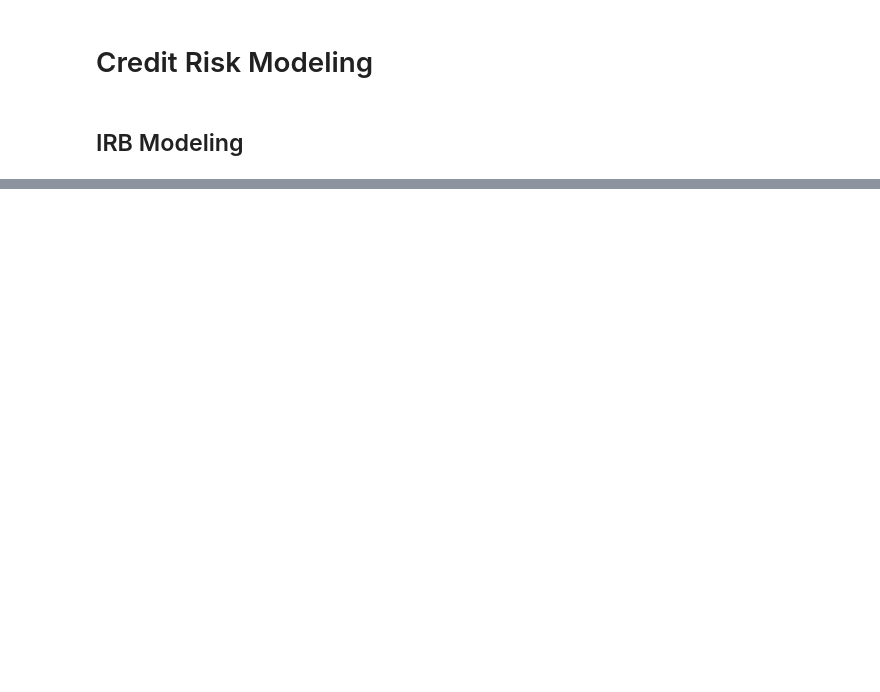
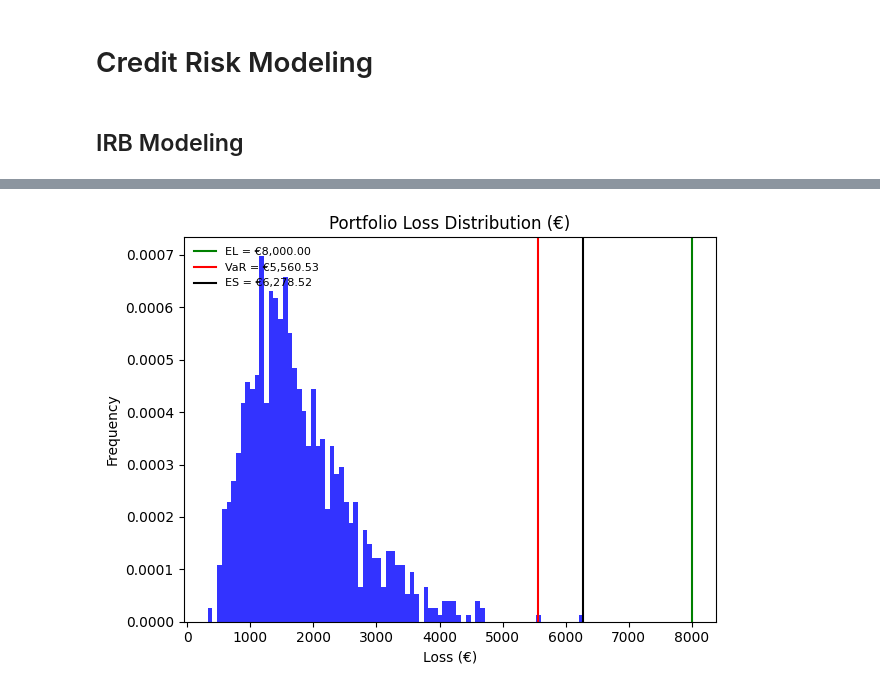
Before and after one commit to Mostafa-MMK/CreditRiskModels, a Jupyter notebook: Credit_Risk_Modeling.ipynb, the cells around one changed output, grey strips where cells are left out. Cells and saved outputs as stored; diff of their text form; code cells hidden in the pictures; blank space fills up the shorter version.

```diff
--- a/Credit_Risk_Modeling.ipynb
+++ b/Credit_Risk_Modeling.ipynb
@@ -11,0 +80,39 @@ ModuleNotFoundError: No module named 'matplot'
+# %%
+from scipy.stats import norm
+
+# IRB model parameters
+def calc_portolio_loss(pd_unconditional, lgd, ead, rho, r_paths):
+    default_threshold = norm.ppf(pd_unconditional)
+    pd_conditional = norm.cdf((default_threshold + np.sqrt(rho)* r_paths) / np.sqrt( 1 - rho))
+    portfolio_loss = pd_conditional * lgd * ead
+
+    return portfolio_loss
+
+pd_unconditional = 0.02
+lgd = 0.40
+ead = 1_000_000
+rho = 0.40
+r_paths = dr[-1,:]
+
+all_portfolio_losses = calc_portolio_loss(pd_unconditional=pd_unconditional, lgd=lgd, ead=ead, rho=rho, r_paths=r_paths)
+all_portfolio_losses = np.array(all_portfolio_losses)
+
+expected_loss = pd_unconditional * lgd * ead
+wcdr = 0.999
+VaR = np.percentile(all_portfolio_losses, wcdr * 100)
+ES = all_portfolio_losses[all_portfolio_losses >= VaR].mean()
+unexpected_loss = VaR - expected_loss
+
+# Plotting the portfolio loss
+plt.hist(all_portfolio_losses, bins=80, color = 'blue', density=True, alpha = 0.80)
+plt.axvline(expected_loss, color = 'g', label = f'EL = €{expected_loss:,.2f}')
+plt.axvline(VaR, color = 'r', label = f'VaR = €{VaR:,.2f}')
+plt.axvline(ES, color = 'black', label = f'ES = €{ES:,.2f}')
+plt.legend(loc = 'upper left', frameon = False, fontsize = 8)
+plt.title('Portfolio Loss Distribution (€)')
+plt.xlabel('Loss (€)')
+plt.ylabel('Frequency')
+plt.tight_layout()
+plt.show()
+# %% [output]
+[figure, added]
```
Also changed, not shown: parts of 4 cells of this notebook, 1 other file.
